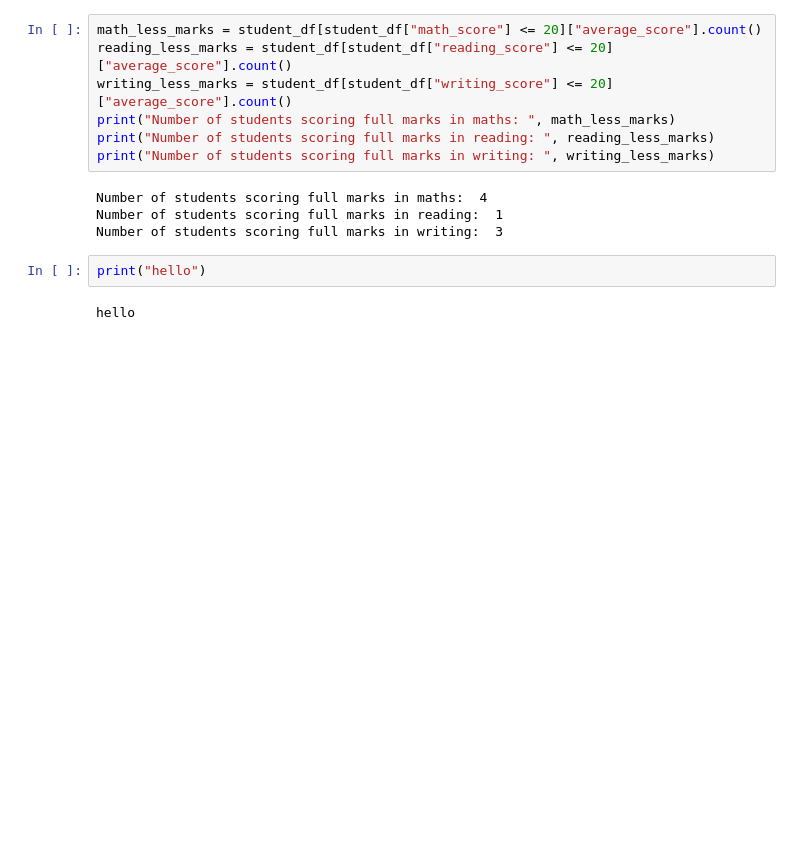
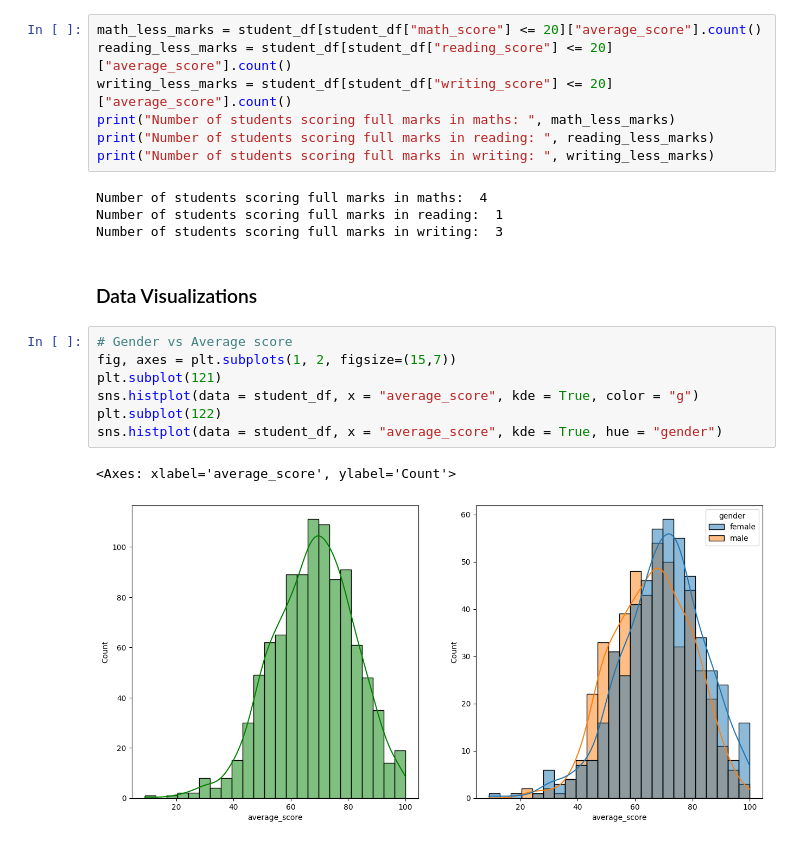
Before and after one commit to sakshi-nischal/MLProject, a Jupyter notebook: notebook/EDA Student Performance.ipynb, the cells around one changed output. Drawn from its saved outputs; the diff is of its cells as text; blank space fills up the shorter version.

Commit message:
Updated File: EDA Student Performance

```diff
--- a/notebook/EDA Student Performance.ipynb
+++ b/notebook/EDA Student Performance.ipynb
@@ -154,7 +154,15 @@ print("Number of students scoring full marks in writing: ", writing_less_marks)
 Number of students scoring full marks in maths:  4
 Number of students scoring full marks in reading:  1
 Number of students scoring full marks in writing:  3
-# %%
-print("hello")
-# %% [output]
-hello
+# %% [markdown]
+### Data Visualizations
+# %%
+# Gender vs Average score
+fig, axes = plt.subplots(1, 2, figsize=(15,7))
+plt.subplot(121)
+sns.histplot(data = student_df, x = "average_score", kde = True, color = "g")
+plt.subplot(122)
+sns.histplot(data = student_df, x = "average_score", kde = True, hue = "gender")
+# %% [output]
+<Axes: xlabel='average_score', ylabel='Count'>
+[figure, added]
```
Also changed, not shown: parts of 6 cells of this notebook.
